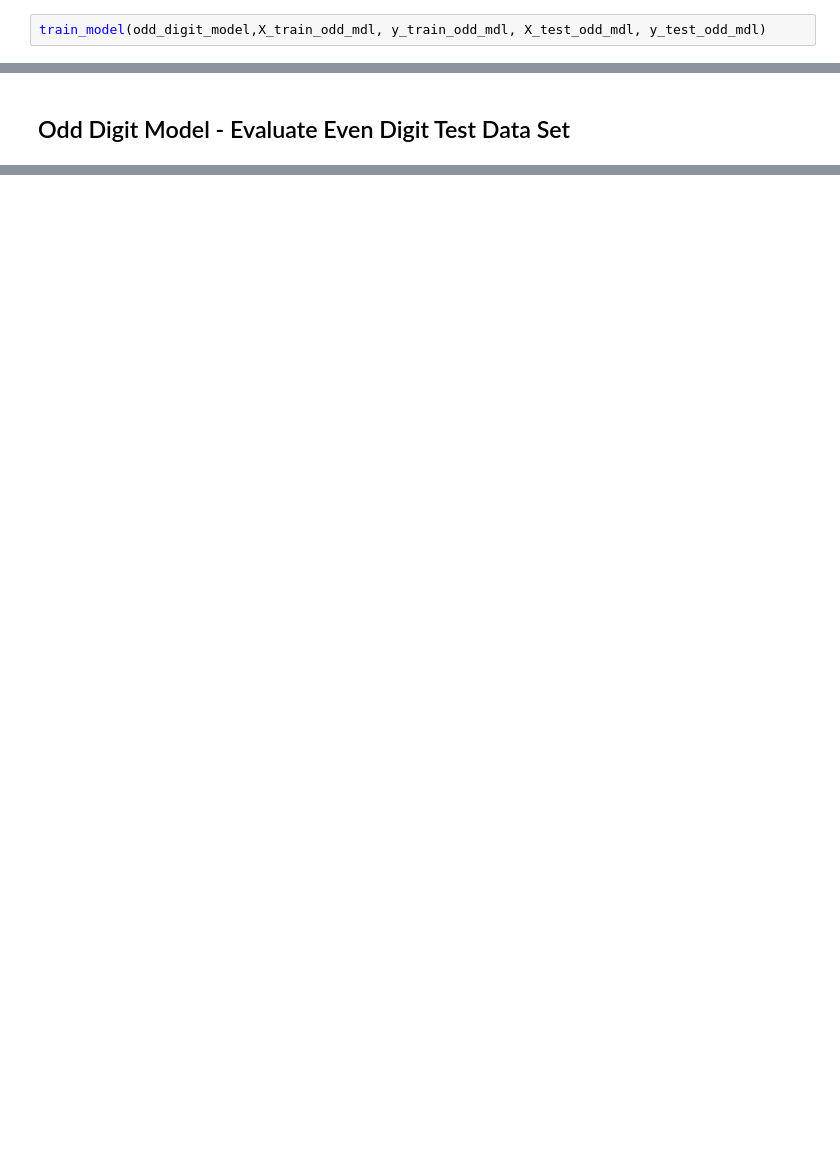
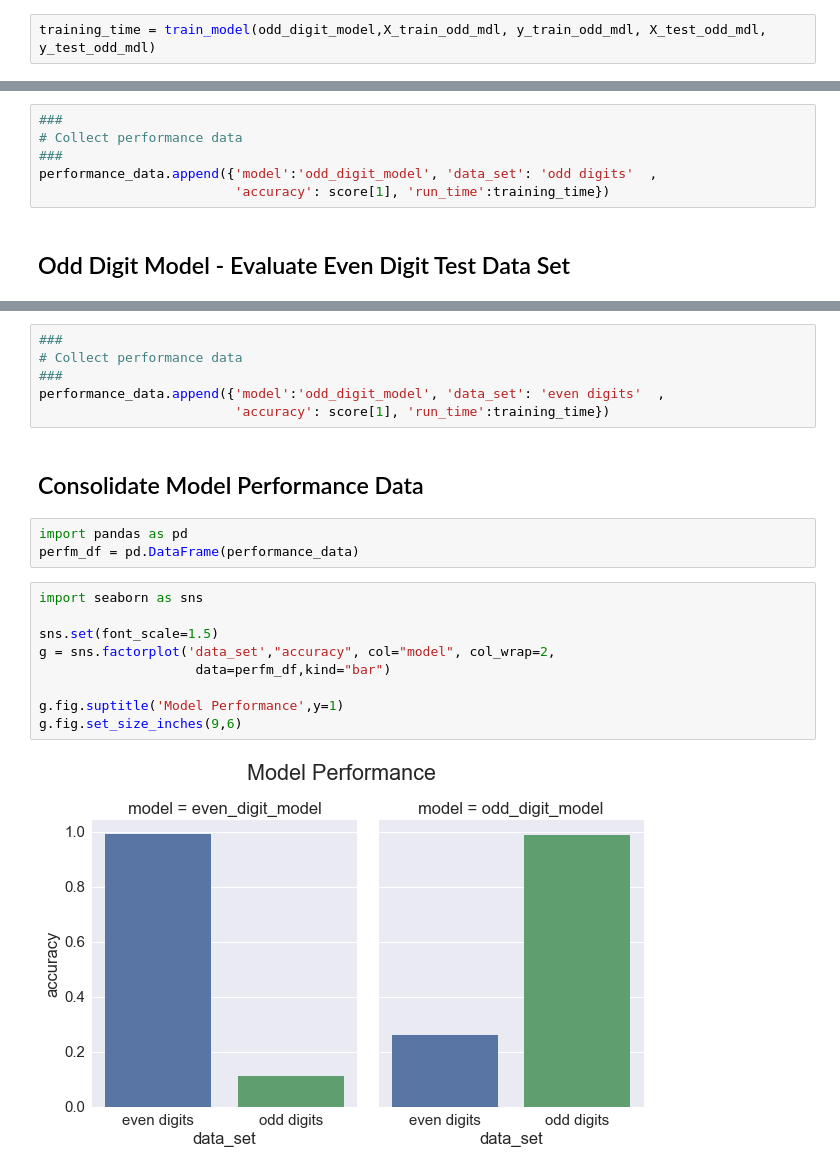
Before and after one commit to jimthompson5802/transfer_learning, a Jupyter notebook: transfer_learning_example_keras_tf.ipynb, the cells around one changed output, grey strips where cells are left out. Drawn from its saved outputs; the diff is of its cells as text; blank space fills up the shorter version.

Commit message:
add model performance plot

```diff
--- a/transfer_learning_example_keras_tf.ipynb
+++ b/transfer_learning_example_keras_tf.ipynb
@@ -360,7 +376,7 @@ odd_digit_model.compile(loss='categorical_crossentropy', optimizer='adam', metri
 # %% [markdown]
 ## Train Odd Digit Model
 # %%
-train_model(odd_digit_model,X_train_odd_mdl, y_train_odd_mdl, X_test_odd_mdl, y_test_odd_mdl)
+training_time = train_model(odd_digit_model,X_train_odd_mdl, y_train_odd_mdl, X_test_odd_mdl, y_test_odd_mdl)
 # %% [output]
 Train on 30508 samples, validate on 5074 samples
 Epoch 1/5
@@ -411,4 +427,10 @@ plotDigitGrid(X_test_odd,y_test_odd,idxs_even,y_hat=2*y_hat+1)
 [figure]
+# %%
+###
+# Collect performance data
+###
+performance_data.append({'model':'odd_digit_model', 'data_set': 'odd digits'  ,
+                         'accuracy': score[1], 'run_time':training_time})
 # %% [markdown]
 ## Odd Digit Model - Evaluate Even Digit Test Data Set
 # %%
@@ -428 +449,23 @@ plotDigitGrid(X_test_even,y_test_even,idxs_even,y_hat=2*y_hat)
 [figure]
+# %%
+###
+# Collect performance data
+###
+performance_data.append({'model':'odd_digit_model', 'data_set': 'even digits'  ,
+                         'accuracy': score[1], 'run_time':training_time})
+# %% [markdown]
+## Consolidate Model Performance Data
+# %%
+import pandas as pd
+perfm_df = pd.DataFrame(performance_data)
+# %%
+import seaborn as sns
+
+sns.set(font_scale=1.5)
+g = sns.factorplot('data_set',"accuracy", col="model", col_wrap=2,
+                    data=perfm_df,kind="bar")
+
+g.fig.suptitle('Model Performance',y=1)
+g.fig.set_size_inches(9,6)
+# %% [output]
+[figure, added]
```
Also changed, not shown: parts of 11 cells of this notebook.
